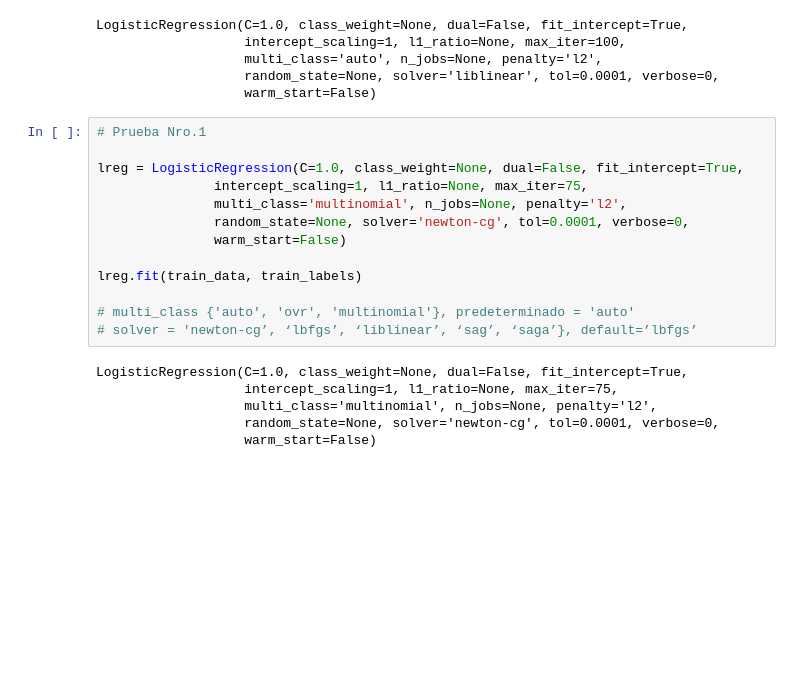
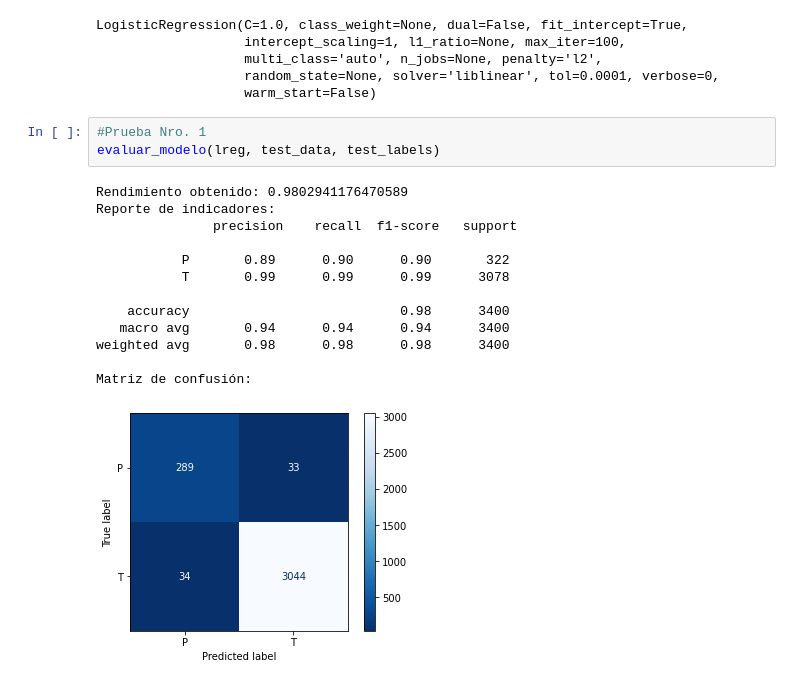
Before and after one commit to pacogp/TFM, a Jupyter notebook: Evaluación_Despliegue_TFM.ipynb, the cells around one changed output. Saved outputs shown, nothing was run; the diff lists cells and outputs as text; blank space fills up the shorter version.

```diff
--- a/Evaluación_Despliegue_TFM.ipynb
+++ b/Evaluación_Despliegue_TFM.ipynb
@@ -191,22 +210,20 @@ LogisticRegression(C=1.0, class_weight=None, dual=False, fit_intercept=True,
                    multi_class='auto', n_jobs=None, penalty='l2',
                    random_state=None, solver='liblinear', tol=0.0001, verbose=0,
                    warm_start=False)
-# %%
-# Prueba Nro.1
-
-lreg = LogisticRegression(C=1.0, class_weight=None, dual=False, fit_intercept=True,
-               intercept_scaling=1, l1_ratio=None, max_iter=75,
-               multi_class='multinomial', n_jobs=None, penalty='l2',
-               random_state=None, solver='newton-cg', tol=0.0001, verbose=0,
-               warm_start=False)
-
-lreg.fit(train_data, train_labels)
-
-# multi_class {'auto', 'ovr', 'multinomial'}, predeterminado = 'auto'
-# solver = 'newton-cg’, ‘lbfgs’, ‘liblinear’, ‘sag’, ‘saga’}, default=’lbfgs’
-# %% [output]
-LogisticRegression(C=1.0, class_weight=None, dual=False, fit_intercept=True,
-                   intercept_scaling=1, l1_ratio=None, max_iter=75,
-                   multi_class='multinomial', n_jobs=None, penalty='l2',
-                   random_state=None, solver='newton-cg', tol=0.0001, verbose=0,
-                   warm_start=False)
+# %%
+#Prueba Nro. 1
+evaluar_modelo(lreg, test_data, test_labels)
+# %% [output]
+Rendimiento obtenido: 0.9802941176470589
+Reporte de indicadores:
+               precision    recall  f1-score   support
+
+           P       0.89      0.90      0.90       322
+           T       0.99      0.99      0.99      3078
+
+    accuracy                           0.98      3400
+   macro avg       0.94      0.94      0.94      3400
+weighted avg       0.98      0.98      0.98      3400
+
+Matriz de confusión:
+[figure, added]
```
Also changed, not shown: parts of 15 cells of this notebook.
